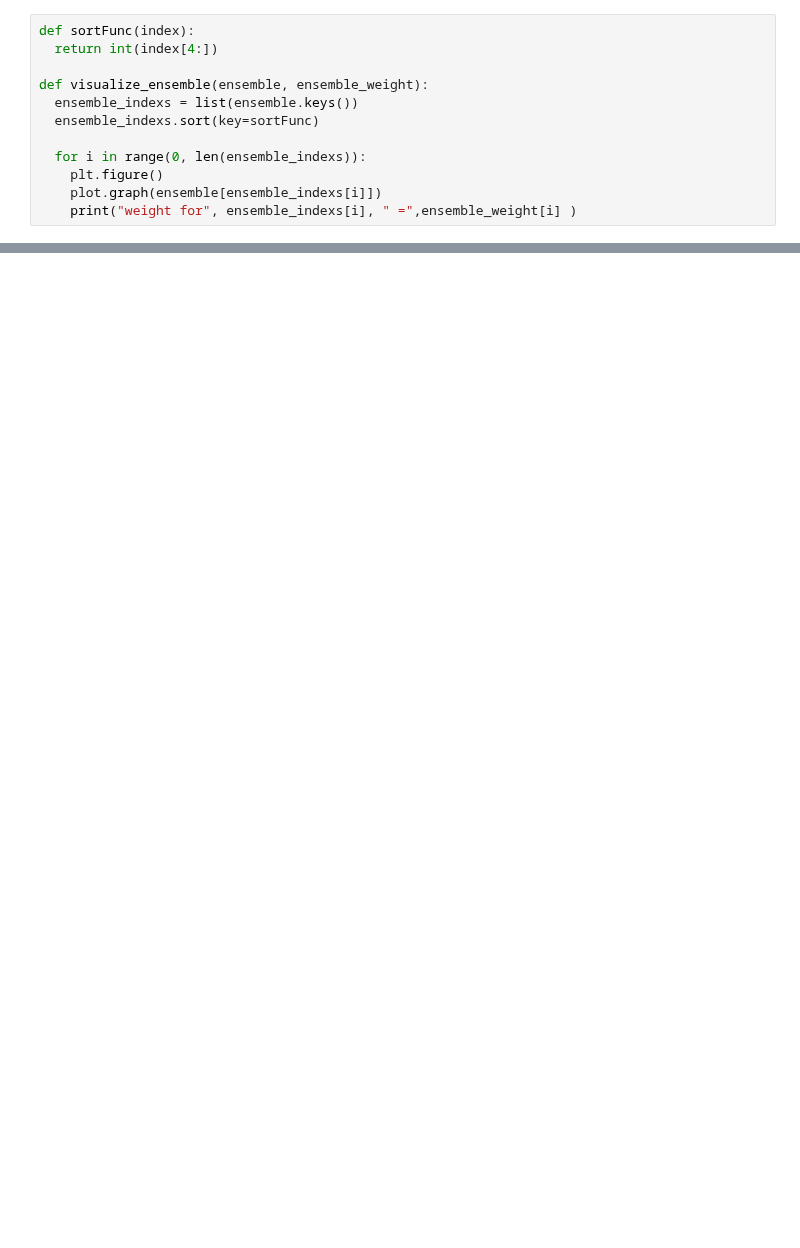
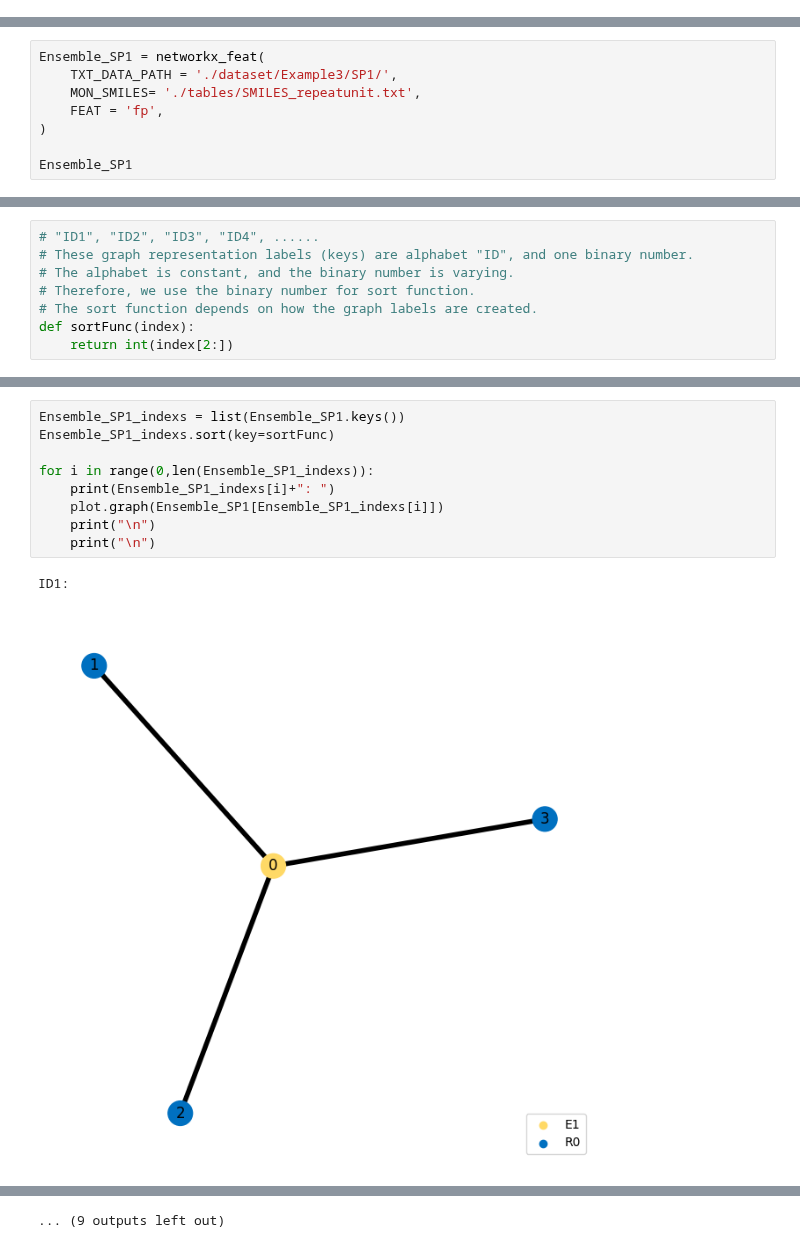
Before and after one commit to olsenlabmit/Polymer-Ensemble-Similarity, a Jupyter notebook: notebook/Example3_Nonlinear_Star_Polymer_Ensemble_Colab.ipynb, the cells around one changed output, grey strips where cells are left out. Drawn from its saved outputs; the diff is of its cells as text; blank space fills up the shorter version.

```diff
--- a/notebook/Example3_Nonlinear_Star_Polymer_Ensemble_Colab.ipynb
+++ b/notebook/Example3_Nonlinear_Star_Polymer_Ensemble_Colab.ipynb
@@ -206,12 +4,0 @@ Ensemble_SP8_weight = np.load("./dataset/Example3/SP8/weight_analytic.npy")
-# %%
-def sortFunc(index):
-  return int(index[4:])
-
-def visualize_ensemble(ensemble, ensemble_weight):
-  ensemble_indexs = list(ensemble.keys())
-  ensemble_indexs.sort(key=sortFunc)
-
-  for i in range(0, len(ensemble_indexs)):
-    plt.figure()
-    plot.graph(ensemble[ensemble_indexs[i]])
-    print("weight for", ensemble_indexs[i], " =",ensemble_weight[i] )
@@ -474,0 +137,8 @@ plt.show()
+# %%
+Ensemble_SP1 = networkx_feat(
+    TXT_DATA_PATH = './dataset/Example3/SP1/',
+    MON_SMILES= './tables/SMILES_repeatunit.txt',
+    FEAT = 'fp',
+)
+
+Ensemble_SP1
@@ -474,0 +176,8 @@ plt.show()
+# %%
+# "ID1", "ID2", "ID3", "ID4", ......
+# These graph representation labels (keys) are alphabet "ID", and one binary number.
+# The alphabet is constant, and the binary number is varying.
+# Therefore, we use the binary number for sort function.
+# The sort function depends on how the graph labels are created.
+def sortFunc(index):
+    return int(index[2:])
@@ -474,0 +186,12 @@ plt.show()
+# %%
+Ensemble_SP1_indexs = list(Ensemble_SP1.keys())
+Ensemble_SP1_indexs.sort(key=sortFunc)
+
+for i in range(0,len(Ensemble_SP1_indexs)):
+    print(Ensemble_SP1_indexs[i]+": ")
+    plot.graph(Ensemble_SP1[Ensemble_SP1_indexs[i]])
+    print("\n")
+    print("\n")
+# %% [output]
+ID1:
+[figure, added]
@@ -474,0 +233 @@ plt.show()
+... (9 outputs left out)
```
Also changed, not shown: parts of 59 cells of this notebook.
